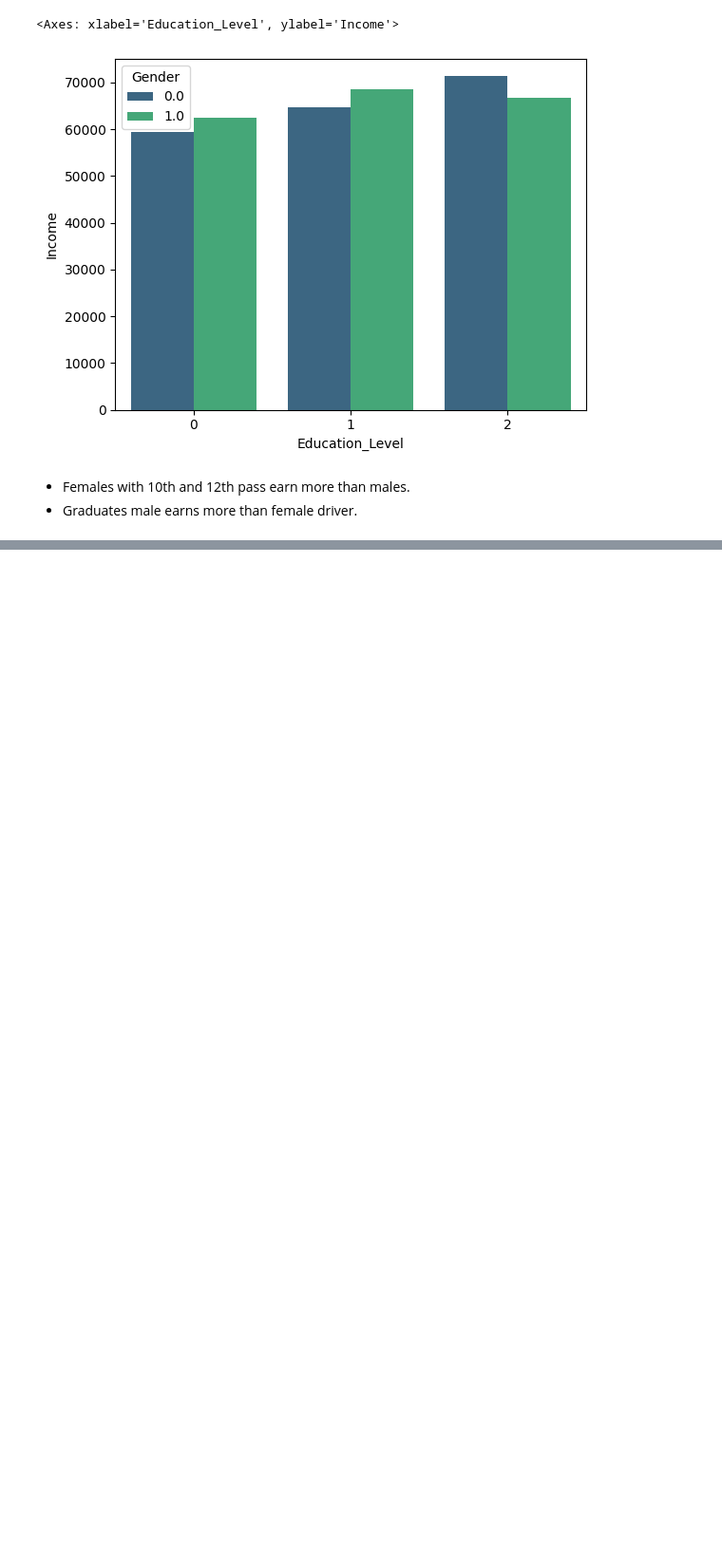
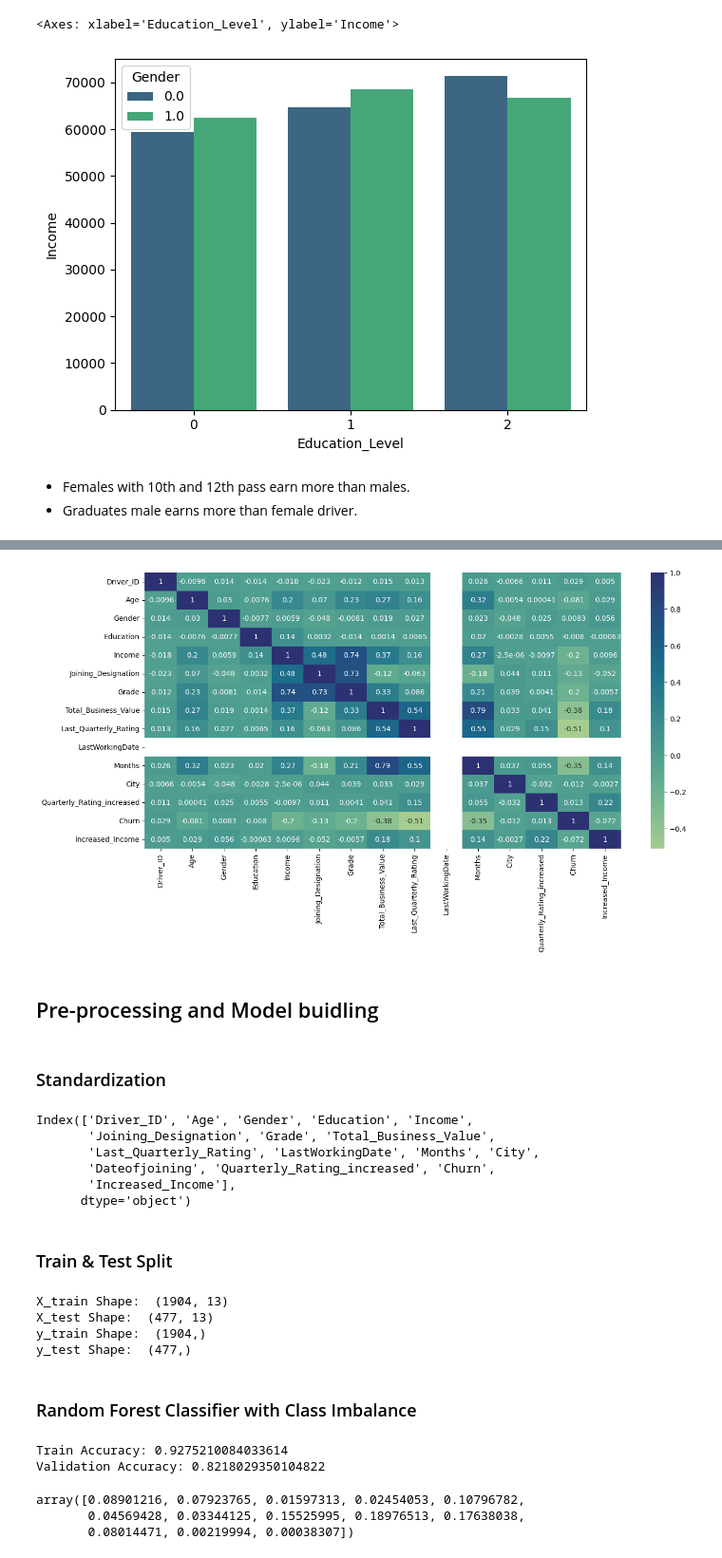
Before and after one commit to mayankbrn/9.10_Driver_churn_ensemble_learning, a Jupyter notebook: 10_Driver_churn_ensemble_learning.ipynb, the cells around one changed output, grey strips where cells are left out. Shown at 95% size. Drawn from its saved outputs; the diff is of its cells as text; code cells hidden in the pictures; blank space fills up the shorter version.

Commit message:
Added the machine learning models

```diff
--- a/10_Driver_churn_ensemble_learning.ipynb
+++ b/10_Driver_churn_ensemble_learning.ipynb
@@ -893,3 +927,13 @@ sns.barplot(data=df, x='Education_Level', y='Income', hue='Gender', ci=None, pal
 # %% [markdown]
 - Females with 10th and 12th pass earn more than males.
 - Graduates male earns more than female driver.
+# %%
+city_mapping = {
+    'C1': 1, 'C2': 2, 'C3': 3, 'C4': 4, 'C5': 5, 'C6': 6, 'C7': 7, 'C8': 8, 'C9': 9, 'C10': 10,
+    'C11': 11, 'C12': 12, 'C13': 13, 'C14': 14, 'C15': 15, 'C16': 16, 'C17': 17, 'C18': 18, 'C19': 19, 'C20': 20,
+    'C21': 21, 'C22': 22, 'C23': 23, 'C24': 24, 'C25': 25, 'C26': 26, 'C27': 27, 'C28': 28, 'C29': 29
+}
+
+# Map the cities using the dictionary
+df_final['City'] = df_final['City'].map(city_mapping)
+df_final['City'].value_counts().head()
@@ -895,0 +949,20 @@ sns.barplot(data=df, x='Education_Level', y='Income', hue='Gender', ci=None, pal
+# %%
+plt.figure(figsize=(15, 7))
+
+sns.heatmap(df_final.corr(method="pearson", numeric_only = True), annot=True, cmap="crest")
+plt.show()
+# %% [output]
+[figure, added]
+# %% [markdown]
+## Pre-processing and Model buidling
+# %% [markdown]
+### Standardization
+# %%
+df_final.columns
+# %% [output]
+Index(['Driver_ID', 'Age', 'Gender', 'Education', 'Income',
+       'Joining_Designation', 'Grade', 'Total_Business_Value',
+       'Last_Quarterly_Rating', 'LastWorkingDate', 'Months', 'City',
+       'Dateofjoining', 'Quarterly_Rating_increased', 'Churn',
+       'Increased_Income'],
+      dtype='object')
@@ -895,0 +973,15 @@ sns.barplot(data=df, x='Education_Level', y='Income', hue='Gender', ci=None, pal
+# %% [markdown]
+### Train & Test Split
+# %%
+from sklearn.model_selection import train_test_split
+
+X_train, X_test, y_train, y_test = train_test_split(X, y, test_size=0.2, random_state=42, shuffle=True)
+print("X_train Shape: ", X_train.shape)
+print("X_test Shape: ", X_test.shape)
+print("y_train Shape: ", y_train.shape)
+print("y_test Shape: ", y_test.shape)
+# %% [output]
+X_train Shape:  (1904, 13)
+X_test Shape:  (477, 13)
+y_train Shape:  (1904,)
+y_test Shape:  (477,)
@@ -895,0 +994,26 @@ sns.barplot(data=df, x='Education_Level', y='Income', hue='Gender', ci=None, pal
+# %% [markdown]
+### Random Forest Classifier with Class Imbalance
+# %%
+from sklearn.ensemble import RandomForestClassifier
+from sklearn.metrics import accuracy_score
+
+rfc = RandomForestClassifier(n_estimators=100, min_samples_leaf=3, criterion='entropy', n_jobs=-1, random_state=42)
+
+# Train the classifier
+rfc.fit(X_train, y_train)
+
+# Predict on the train and validation set
+pred_train = rfc.predict(X_train)
+pred_test = rfc.predict(X_test)
+
+print(f'Train Accuracy: {accuracy_score(pred_train, y_train)}')
+print(f'Validation Accuracy: {accuracy_score(pred_test, y_test)}')
+# %% [output]
+Train Accuracy: 0.9275210084033614
+Validation Accuracy: 0.8218029350104822
+# %%
+rfc.feature_importances_
+# %% [output]
+array([0.08901216, 0.07923765, 0.01597313, 0.02454053, 0.10796782,
+       0.04569428, 0.03344125, 0.15525995, 0.18976513, 0.17638038,
+       0.08014471, 0.00219994, 0.00038307])
```
Also changed, not shown: parts of 29 cells of this notebook.
